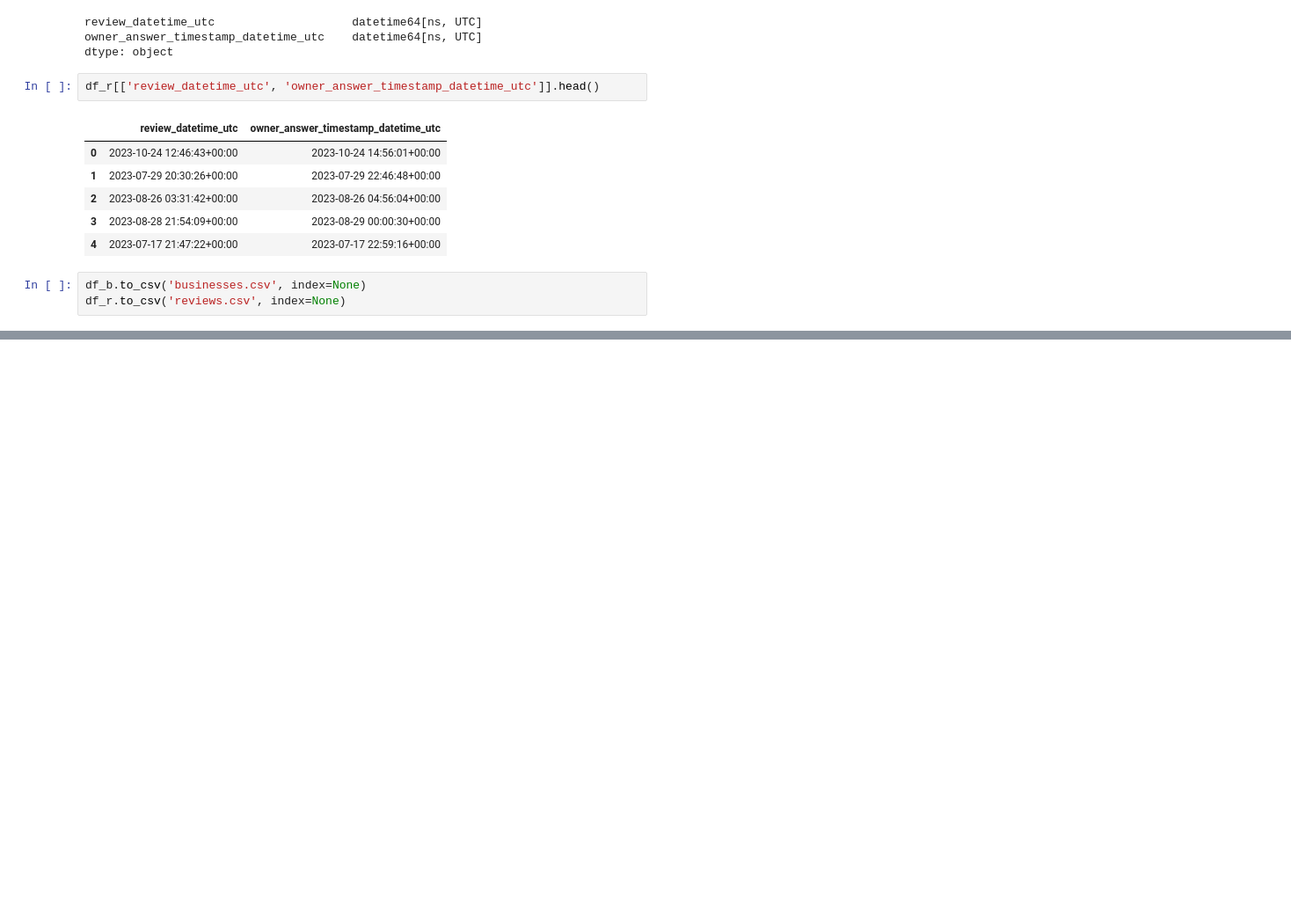
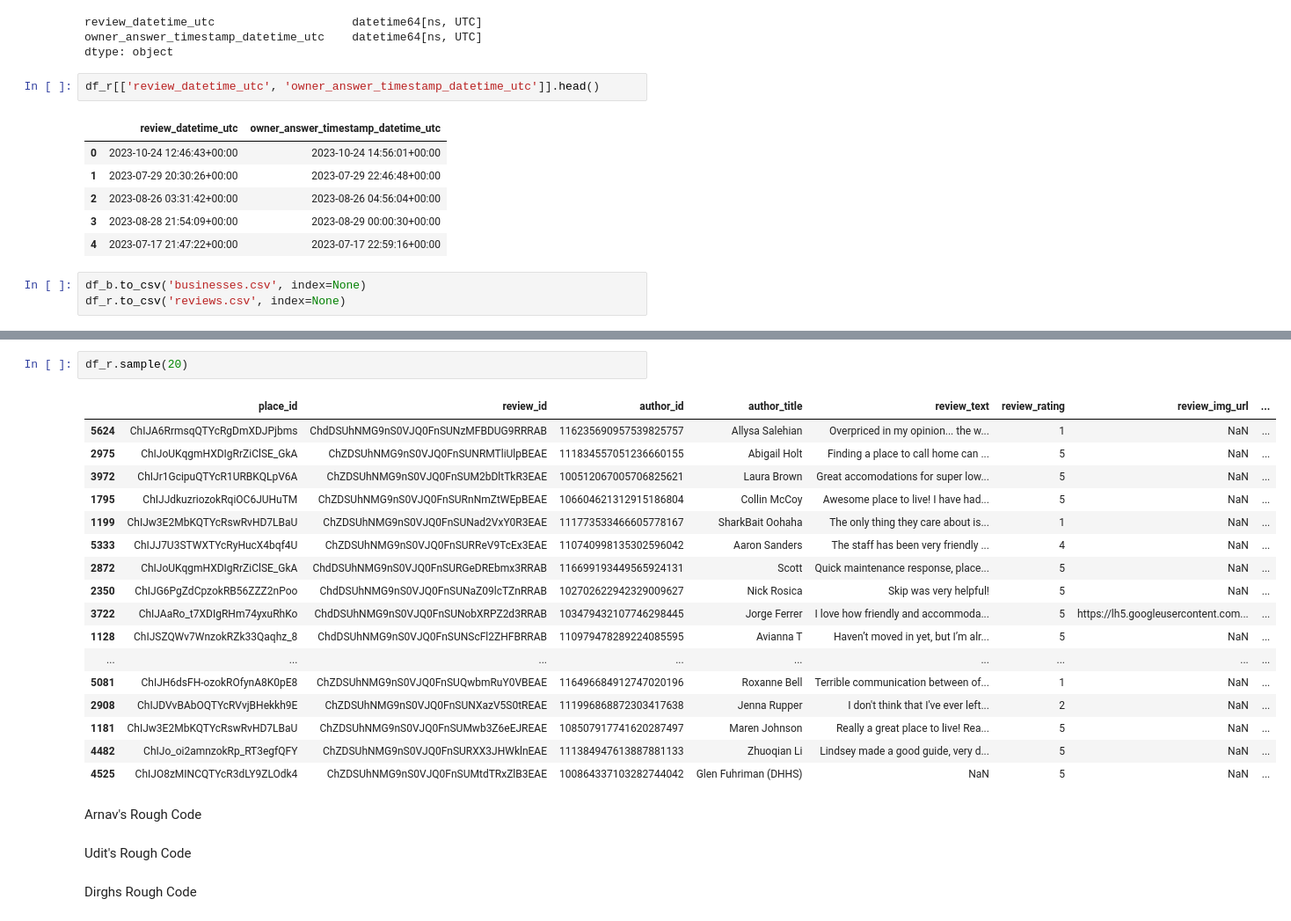
Before and after one commit to DirghShah/ParksPals, a Jupyter notebook: TheTriosFinalProject.ipynb, the cells around one changed output, grey strips where cells are left out. Shown at 88% size. Cells and saved outputs as stored; diff of their text form; blank space fills up the shorter version.

```diff
--- a/TheTriosFinalProject.ipynb
+++ b/TheTriosFinalProject.ipynb
@@ -161,0 +244,26 @@ df_r.to_csv('reviews.csv', index=None)
+# %%
+df_r.sample(20)
+# %% [output]
+|  | place_id | review_id | author_id | author_title | review_text | review_rating | review_img_url | ... |
+| 5624 | ChIJA6RrmsqQTYcRgDmXDJPjbms | ChdDSUhNMG9nS0VJQ0FnSUNzMFBDUG9RRRAB | 116235690957539825757 | Allysa Salehian | Overpriced in my opinion... the w... | 1 | NaN | ... |
+| 2975 | ChIJoUKqgmHXDIgRrZiClSE_GkA | ChZDSUhNMG9nS0VJQ0FnSUNRMTliUlpBEAE | 111834557051236660155 | Abigail Holt | Finding a place to call home can ... | 5 | NaN | ... |
+| 3972 | ChIJr1GcipuQTYcR1URBKQLpV6A | ChZDSUhNMG9nS0VJQ0FnSUM2bDltTkR3EAE | 100512067005706825621 | Laura Brown | Great accomodations for super low... | 5 | NaN | ... |
+| 1795 | ChIJJdkuzriozokRqiOC6JUHuTM | ChZDSUhNMG9nS0VJQ0FnSURnNmZtWEpBEAE | 106604621312915186804 | Collin McCoy | Awesome place to live! I have had... | 5 | NaN | ... |
+| 1199 | ChIJw3E2MbKQTYcRswRvHD7LBaU | ChZDSUhNMG9nS0VJQ0FnSUNad2VxY0R3EAE | 111773533466605778167 | SharkBait Oohaha | The only thing they care about is... | 1 | NaN | ... |
+| 5333 | ChIJJ7U3STWXTYcRyHucX4bqf4U | ChZDSUhNMG9nS0VJQ0FnSURReV9TcEx3EAE | 110740998135302596042 | Aaron Sanders | The staff has been very friendly ... | 4 | NaN | ... |
+| 2872 | ChIJoUKqgmHXDIgRrZiClSE_GkA | ChdDSUhNMG9nS0VJQ0FnSURGeDREbmx3RRAB | 116699193449565924131 | Scott | Quick maintenance response, place... | 5 | NaN | ... |
+| 2350 | ChIJG6PgZdCpzokRB56ZZZ2nPoo | ChdDSUhNMG9nS0VJQ0FnSUNaZ09lcTZnRRAB | 102702622942329009627 | Nick Rosica | Skip was very helpful! | 5 | NaN | ... |
+| 3722 | ChIJAaRo_t7XDIgRHm74yxuRhKo | ChdDSUhNMG9nS0VJQ0FnSUNobXRPZ2d3RRAB | 103479432107746298445 | Jorge Ferrer | I love how friendly and accommoda... | 5 | https://lh5.googleusercontent.com... | ... |
+| 1128 | ChIJSZQWv7WnzokRZk33Qaqhz_8 | ChdDSUhNMG9nS0VJQ0FnSUNScFl2ZHFBRRAB | 110979478289224085595 | Avianna T | Haven’t moved in yet, but I’m alr... | 5 | NaN | ... |
+| ... | ... | ... | ... | ... | ... | ... | ... | ... |
+| 5081 | ChIJH6dsFH-ozokROfynA8K0pE8 | ChZDSUhNMG9nS0VJQ0FnSUQwbmRuY0VBEAE | 116496684912747020196 | Roxanne Bell | Terrible communication between of... | 1 | NaN | ... |
+| 2908 | ChIJDVvBAbOQTYcRVvjBHekkh9E | ChZDSUhNMG9nS0VJQ0FnSUNXazV5S0tREAE | 111996868872303417638 | Jenna Rupper | I don't think that I've ever left... | 2 | NaN | ... |
+| 1181 | ChIJw3E2MbKQTYcRswRvHD7LBaU | ChZDSUhNMG9nS0VJQ0FnSUMwb3Z6eEJREAE | 108507917741620287497 | Maren Johnson | Really a great place to live! Rea... | 5 | NaN | ... |
+| 4482 | ChIJo_oi2amnzokRp_RT3egfQFY | ChZDSUhNMG9nS0VJQ0FnSURXX3JHWklnEAE | 111384947613887881133 | Zhuoqian Li | Lindsey made a good guide, very d... | 5 | NaN | ... |
+| 4525 | ChIJO8zMINCQTYcR3dLY9ZLOdk4 | ChZDSUhNMG9nS0VJQ0FnSUMtdTRxZlB3EAE | 100864337103282744042 | Glen Fuhriman (DHHS) | NaN | 5 | NaN | ... |
+# %% [markdown]
+Arnav's Rough Code
+# %% [markdown]
+Udit's Rough Code
+# %% [markdown]
+Dirghs Rough Code
```
Also changed, not shown: parts of 14 cells of this notebook.
